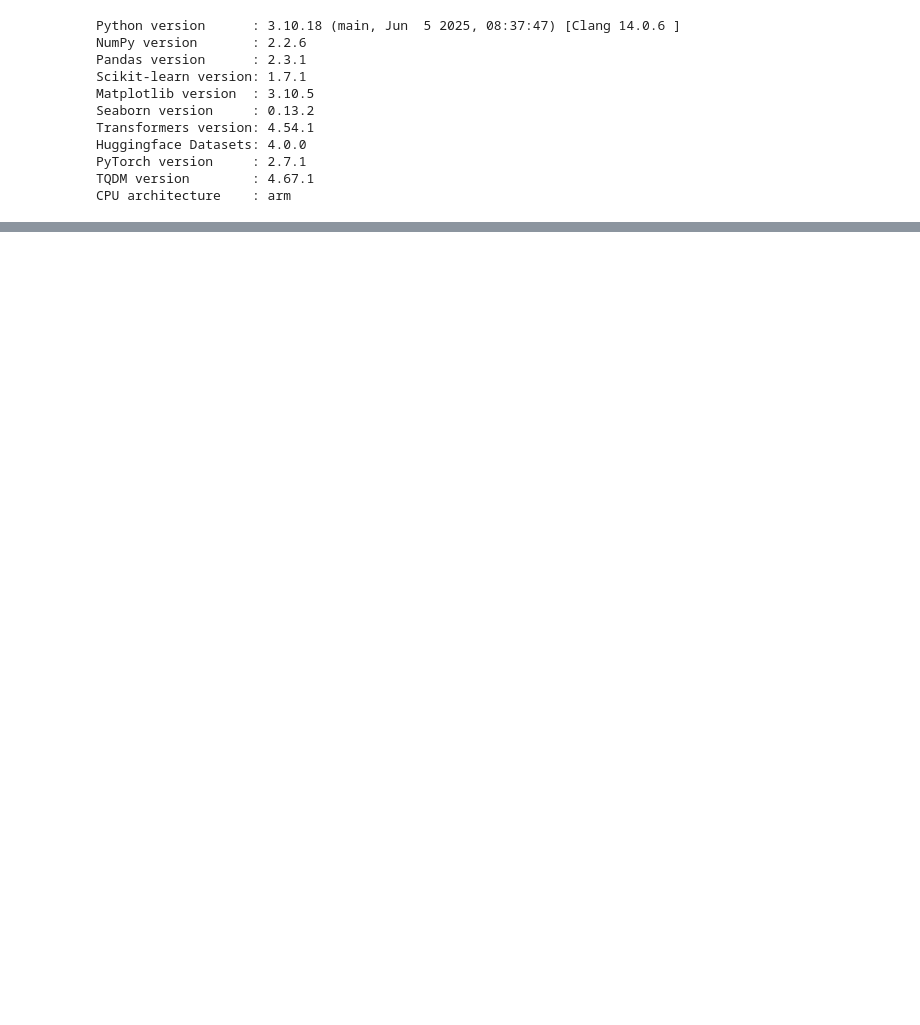
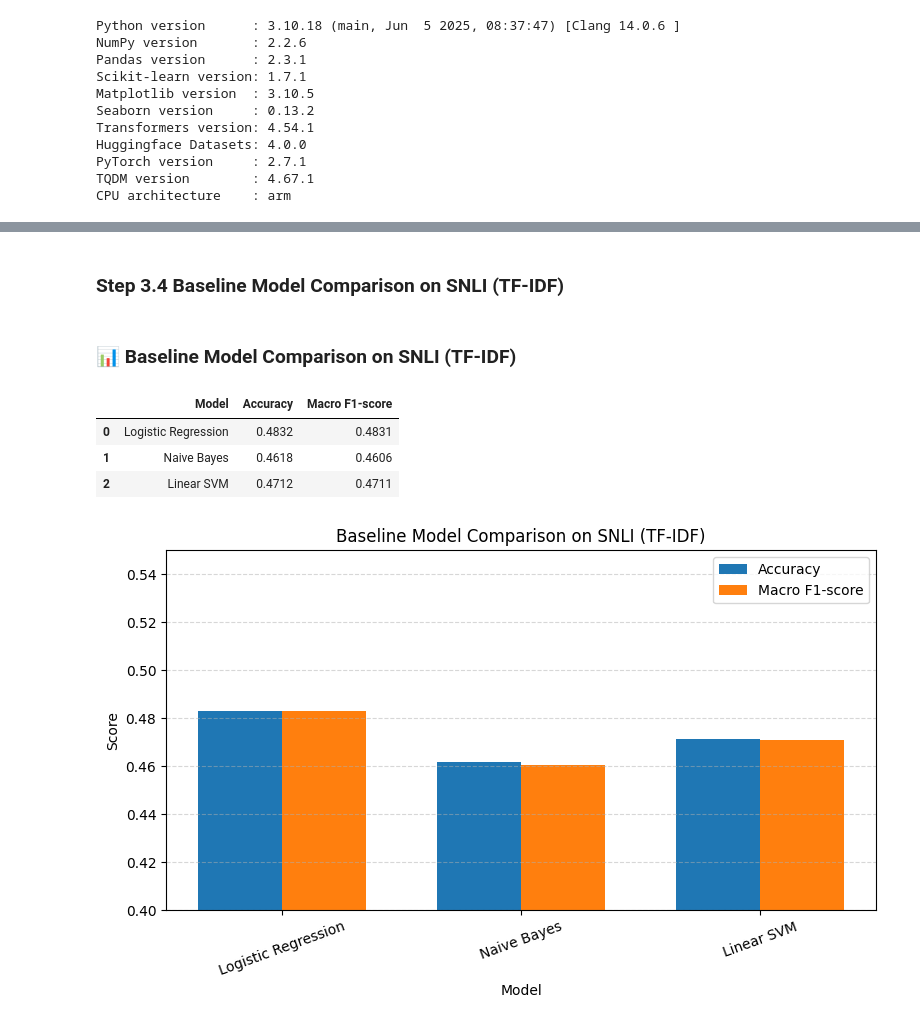
Before and after one commit to TheTeeThailand/project_nlp, a Jupyter notebook: notebooks/01_baseline_tfidf.ipynb, the cells around one changed output, grey strips where cells are left out. Saved outputs shown, nothing was run; the diff lists cells and outputs as text; code cells hidden in the pictures; blank space fills up the shorter version.

```diff
--- a/notebooks/01_baseline_tfidf.ipynb
+++ b/notebooks/01_baseline_tfidf.ipynb
@@ -49,0 +339,50 @@ CPU architecture    : arm
+# %% [markdown]
+### Step 3.4 Baseline Model Comparison on SNLI (TF-IDF)
+# %%
+from IPython.display import display, HTML
+import pandas as pd
+import matplotlib.pyplot as plt
+import seaborn as sns
+
+# Step 1: Compute metrics
+from sklearn.metrics import accuracy_score, f1_score
+
+results = {
+    "Logistic Regression": {"accuracy": accuracy_score(y_test, y_pred_logreg), "macro_f1": f1_score(y_test, y_pred_logreg, average="macro")},
+    "Naive Bayes": {"accuracy": accuracy_score(y_test, y_pred_nb), "macro_f1": f1_score(y_test, y_pred_nb, average="macro")},
+    "Linear SVM": {"accuracy": accuracy_score(y_test, y_pred_svm), "macro_f1": f1_score(y_test, y_pred_svm, average="macro")}
+}
+
+# Step 2: Convert to DataFrame
+df = pd.DataFrame.from_dict(results, orient="index")
+df.reset_index(inplace=True)
+df.rename(columns={"index": "Model", "accuracy": "Accuracy", "macro_f1": "Macro F1-score"}, inplace=True)
+
+# Step 3: Show caption using HTML (fix line-break)
+display(HTML("<h3 style='text-align:left;'>📊 Baseline Model Comparison on SNLI (TF-IDF)</h3>"))
+display(df.style.format({"Accuracy": "{:.4f}", "Macro F1-score": "{:.4f}"}))
+
+# Step 4: Plot
+plt.figure(figsize=(8, 5))
+bar_width = 0.35
+index = range(len(df))
+
+plt.bar(index, df["Accuracy"], bar_width, label="Accuracy")
+plt.bar([i + bar_width for i in index], df["Macro F1-score"], bar_width, label="Macro F1-score")
+
+plt.xlabel("Model")
+plt.ylabel("Score")
+plt.title("Baseline Model Comparison on SNLI (TF-IDF)")
+plt.xticks([i + bar_width / 2 for i in index], df["Model"], rotation=20)
+plt.ylim(0.4, 0.55)
+plt.legend()
+plt.tight_layout()
+plt.grid(axis='y', linestyle='--', alpha=0.5)
+plt.show()
+# %% [output]
+📊 Baseline Model Comparison on SNLI (TF-IDF)
+|  | Model | Accuracy | Macro F1-score |
+| 0 | Logistic Regression | 0.4832 | 0.4831 |
+| 1 | Naive Bayes | 0.4618 | 0.4606 |
+| 2 | Linear SVM | 0.4712 | 0.4711 |
+[figure, added]
```
Also changed, not shown: parts of 18 cells of this notebook.
